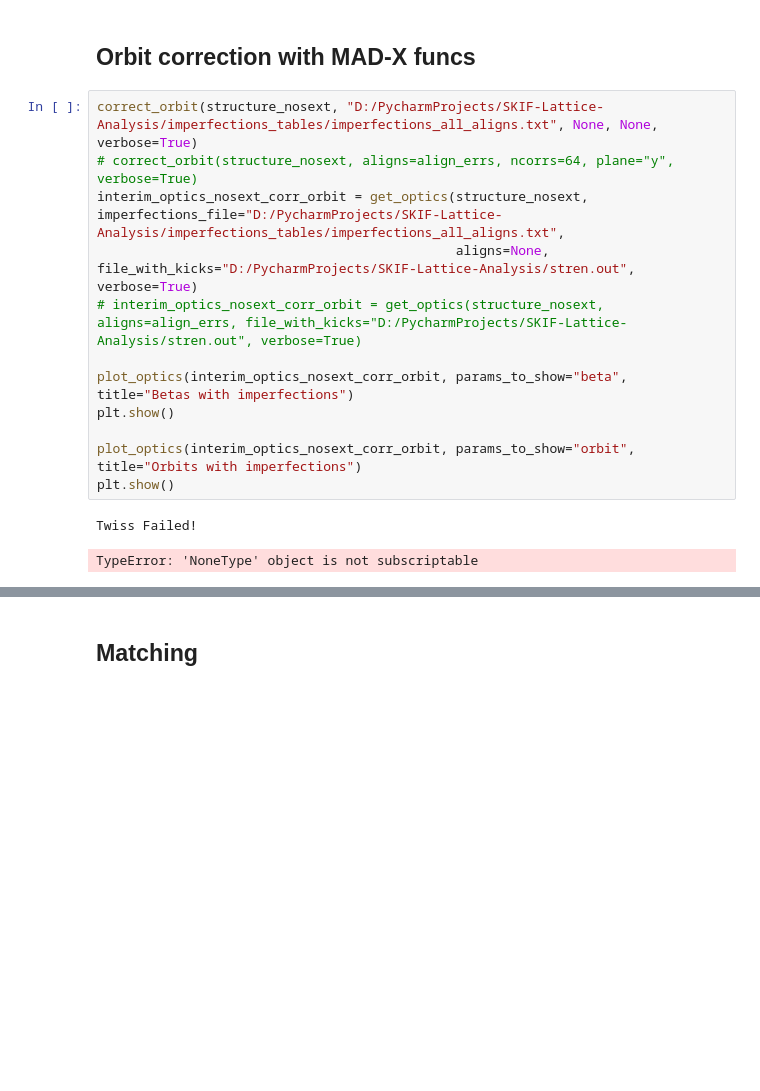
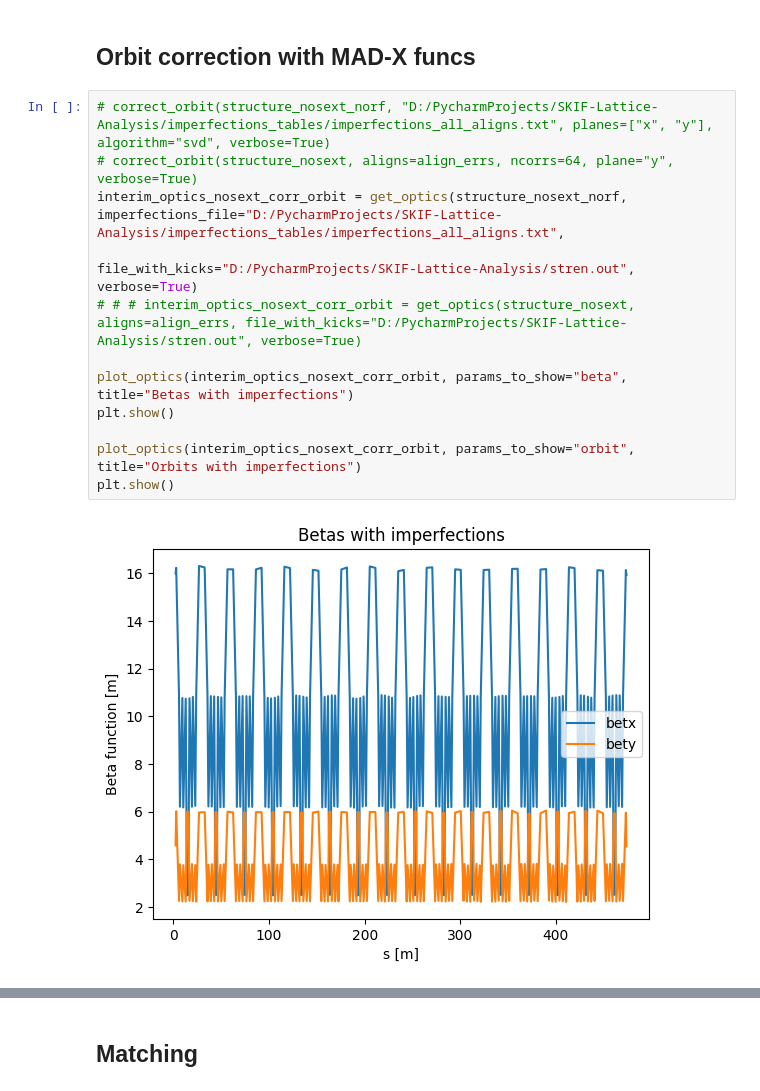
Before and after one commit to Rasimilian/SKIF-Lattice-Analysis, a Jupyter notebook: optics_closing.ipynb, the cells around one changed output, grey strips where cells are left out. Cells and saved outputs as stored; diff of their text form; blank space fills up the shorter version.

```diff
--- a/optics_closing.ipynb
+++ b/optics_closing.ipynb
@@ -149,17 +158,16 @@ plt.show()
 # %% [markdown]
 ## Orbit correction with MAD-X funcs
 # %%
-correct_orbit(structure_nosext, "D:/PycharmProjects/SKIF-Lattice-Analysis/imperfections_tables/imperfections_all_aligns.txt", None, None, verbose=True)
+# correct_orbit(structure_nosext_norf, "D:/PycharmProjects/SKIF-Lattice-Analysis/imperfections_tables/imperfections_all_aligns.txt", planes=["x", "y"], algorithm="svd", verbose=True)
 # correct_orbit(structure_nosext, aligns=align_errs, ncorrs=64, plane="y", verbose=True)
-interim_optics_nosext_corr_orbit = get_optics(structure_nosext, imperfections_file="D:/PycharmProjects/SKIF-Lattice-Analysis/imperfections_tables/imperfections_all_aligns.txt",
-                                              aligns=None, file_with_kicks="D:/PycharmProjects/SKIF-Lattice-Analysis/stren.out", verbose=True)
-# interim_optics_nosext_corr_orbit = get_optics(structure_nosext, aligns=align_errs, file_with_kicks="D:/PycharmProjects/SKIF-Lattice-Analysis/stren.out", verbose=True)
+interim_optics_nosext_corr_orbit = get_optics(structure_nosext_norf, imperfections_file="D:/PycharmProjects/SKIF-Lattice-Analysis/imperfections_tables/imperfections_all_aligns.txt",
+                                              file_with_kicks="D:/PycharmProjects/SKIF-Lattice-Analysis/stren.out", verbose=True)
+# # # interim_optics_nosext_corr_orbit = get_optics(structure_nosext, aligns=align_errs, file_with_kicks="D:/PycharmProjects/SKIF-Lattice-Analysis/stren.out", verbose=True)
 
 plot_optics(interim_optics_nosext_corr_orbit, params_to_show="beta", title="Betas with imperfections")
 plt.show()
 
 plot_optics(interim_optics_nosext_corr_orbit, params_to_show="orbit", title="Orbits with imperfections")
 plt.show()
 # %% [output]
-Twiss Failed!
-TypeError: 'NoneType' object is not subscriptable
+[figure, added]
```
Also changed, not shown: parts of 30 cells of this notebook, 1 other file.
